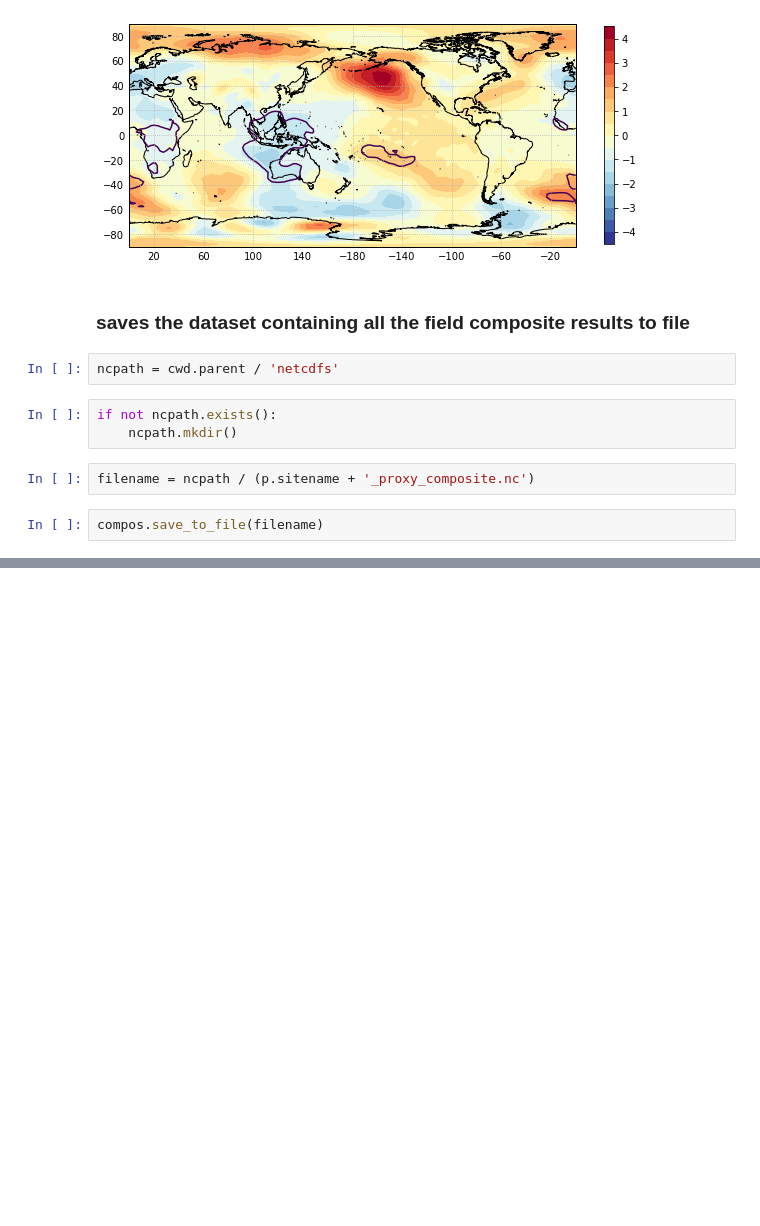
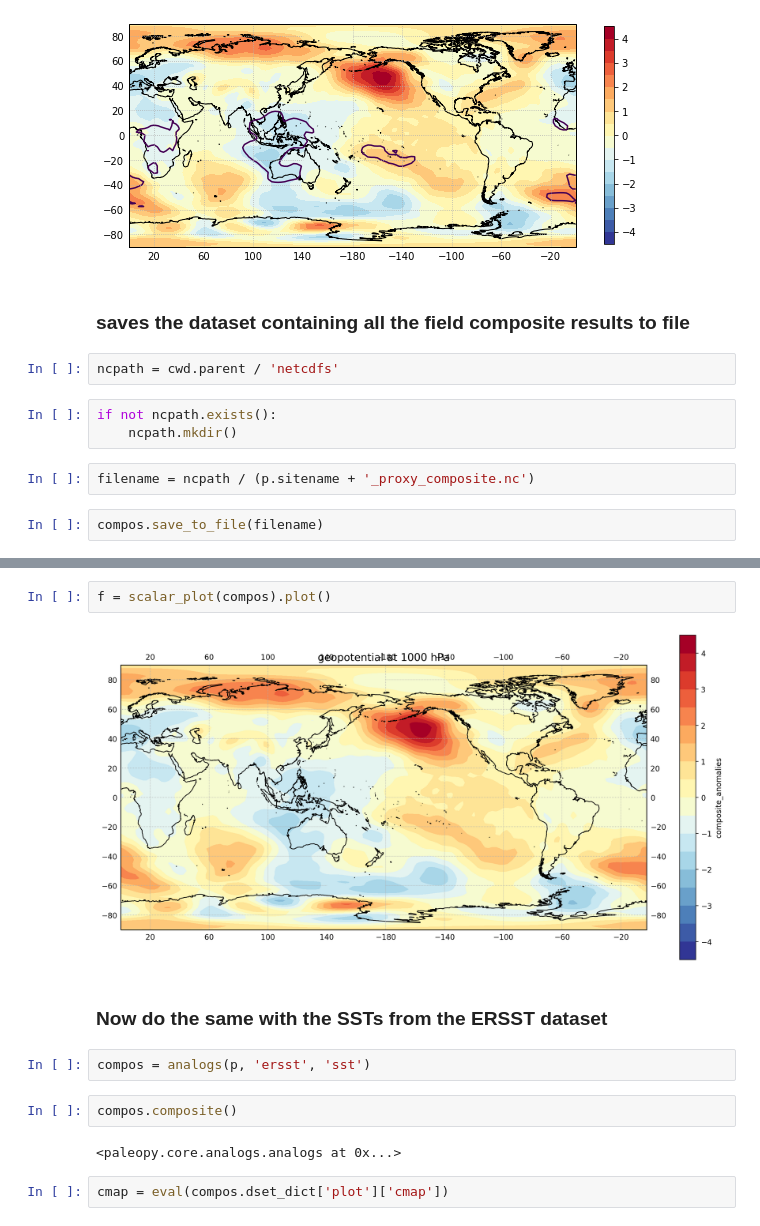
Before and after one commit to nicolasfauchereau/PICT_notebooks, a Jupyter notebook: notebooks/proxy.ipynb, the cells around one changed output, grey strips where cells are left out. Saved outputs shown, nothing was run; the diff lists cells and outputs as text; blank space fills up the shorter version.

Commit message:
plot method of an analog object now uses cartopy, many things to fix but getting there

```diff
--- a/notebooks/proxy.ipynb
+++ b/notebooks/proxy.ipynb
@@ -342,0 +365,14 @@ compos.save_to_file(filename)
+# %%
+f = scalar_plot(compos).plot()
+# %% [output]
+[figure, added]
+# %% [markdown]
+### Now do the same with the SSTs from the ERSST dataset
+# %%
+compos = analogs(p, 'ersst', 'sst')
+# %%
+compos.composite()
+# %% [output]
+<paleopy.core.analogs.analogs at 0x...>
+# %%
+cmap = eval(compos.dset_dict['plot']['cmap'])
```
Also changed, not shown: parts of 11 cells of this notebook.
